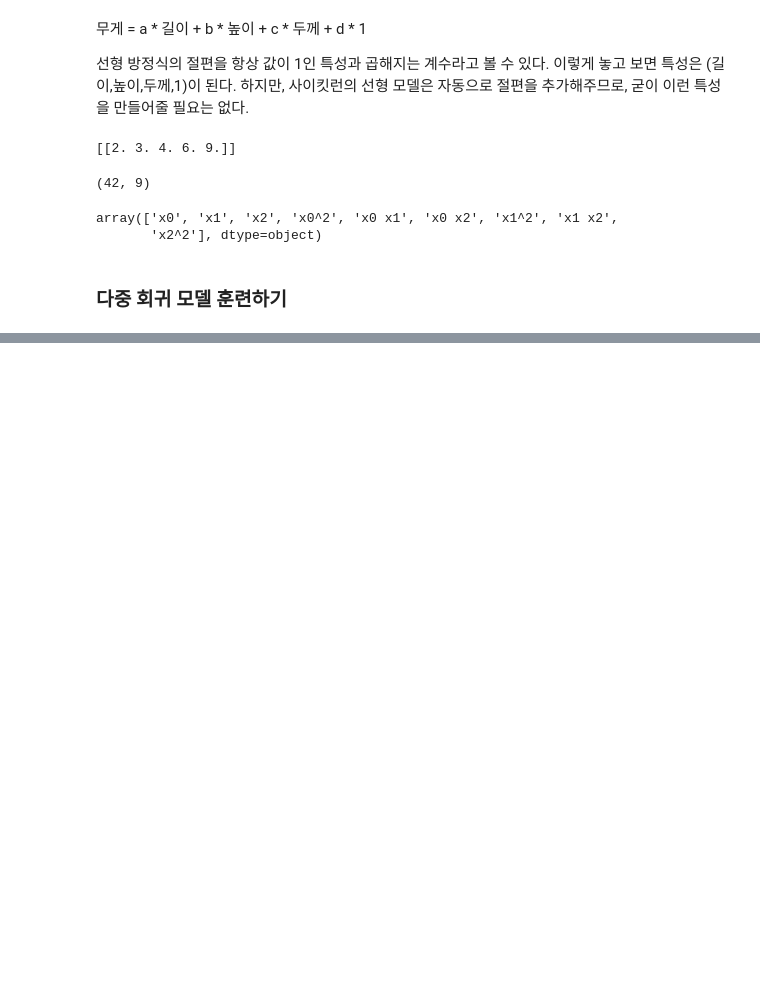
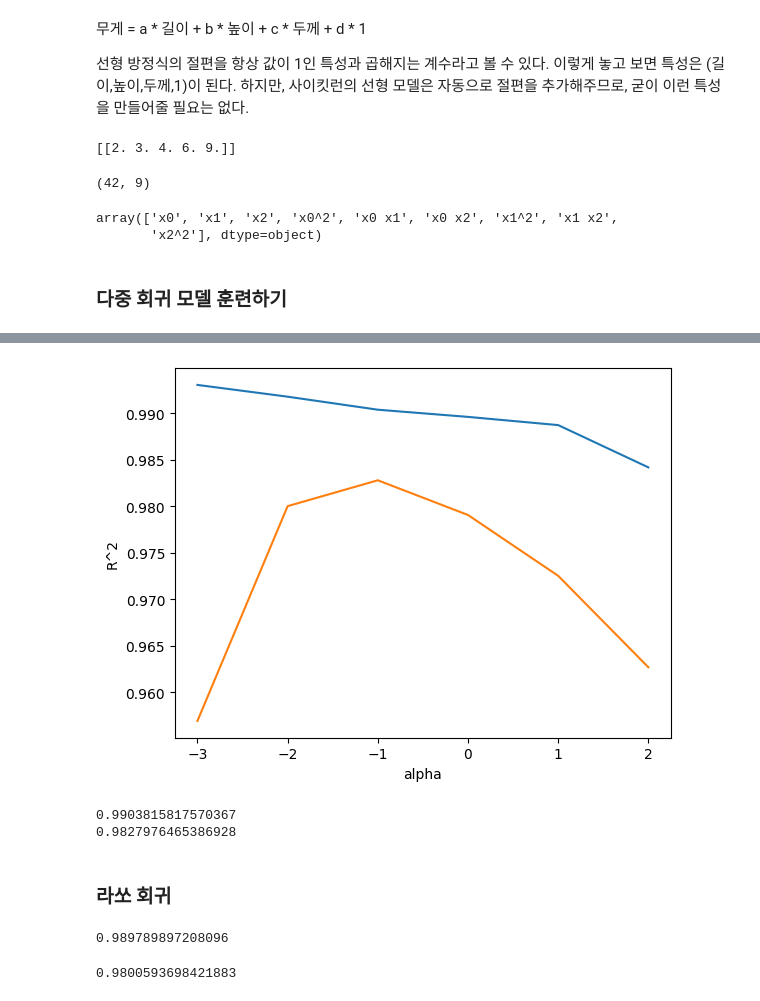
Before and after one commit to Young4424/ML_DL_practice, a Jupyter notebook: 머신러닝_기초_Ch3_회귀_알고리즘과_모델_규제.ipynb, the cells around one changed output, grey strips where cells are left out. Saved outputs shown, nothing was run; the diff lists cells and outputs as text; code cells hidden in the pictures; blank space fills up the shorter version.

```diff
--- a/머신러닝_기초_Ch3_회귀_알고리즘과_모델_규제.ipynb
+++ b/머신러닝_기초_Ch3_회귀_알고리즘과_모델_규제.ipynb
@@ -583,0 +645,5 @@ test_poly = poly.transform(test_input) # 테스트 세트 변환
+# %%
+from sklearn.linear_model import Ridge
+ridge = Ridge()
+ridge.fit(train_scaled,train_target)
+print(ridge.score(train_scaled,train_target))
@@ -583,0 +666,61 @@ test_poly = poly.transform(test_input) # 테스트 세트 변환
+# %%
+# alpha값에 대한 R^2값의 그래프를 그림으로써 적절한 값을 찾기
+
+import matplotlib.pyplot as plt
+train_score = []
+test_score = []
+# %%
+alpha_list = [0.001,0.01,0.1,1,10,100]
+
+for alpha in alpha_list:
+    # 릿지 모델을 만든다.
+    ridge = Ridge(alpha = alpha)
+
+    # 릿지 모델을 훈련한다.
+    ridge.fit(train_scaled,train_target)
+
+    # 훈련 점수와 테스트 점수를 저장한다.
+    train_score.append(ridge.score(train_scaled, train_target))
+    test_score.append(ridge.score(test_scaled, test_target))
+# %%
+"""
+0.001에서 10배씩 늘렸기 떄문에, 그대로 그리면 왼쪽으로 치우쳐져서 촘촘하게 그려진다.
+따라서, alpha_list에 있는 6개의 값을 동일한 간격으로 나타내기 위해 로그 함수로 바꾸어 지수로 표현하려 한다.
+
+0.001 = -3, 0.01 = -2 로 표현하고자 한다.
+
+"""
+
+plt.plot(np.log10(alpha_list), train_score)
+plt.plot(np.log10(alpha_list),test_score)
+plt.xlabel('alpha')
+plt.ylabel('R^2')
+plt.show()
+
+# 왼쪽은 훈련과 테스트 세트 점수의 폭이 아주 큰 점을 볼 때 과대적합되어 있다.
+# 오른쪽은 둘 다 점수가 낮아지는 과소적합의 모습을 띈다.
+
+# 따라서, 두 그래프가 가장 가깝고 테스트 세트의 점수가 가장 높은 10^-1 = 0.1이 가장 적절하다.
+# %% [output]
+[figure, added]
+# %%
+ridge = Ridge(alpha=0.1)
+ridge.fit(train_scaled, train_target)
+print(ridge.score(train_scaled,train_target))
+print(ridge.score(test_scaled,test_target))
+# %% [output]
+0.9903815817570367
+0.9827976465386928
+# %% [markdown]
+### 라쏘 회귀
+# %%
+from sklearn.linear_model import Lasso
+lasso = Lasso()
+lasso.fit(train_scaled,train_target)
+print(lasso.score(train_scaled,train_target))
+# %% [output]
+0.989789897208096
+# %%
+print(lasso.score(test_scaled,test_target))
+# %% [output]
+0.9800593698421883
```
Also changed, not shown: parts of 19 cells of this notebook.
